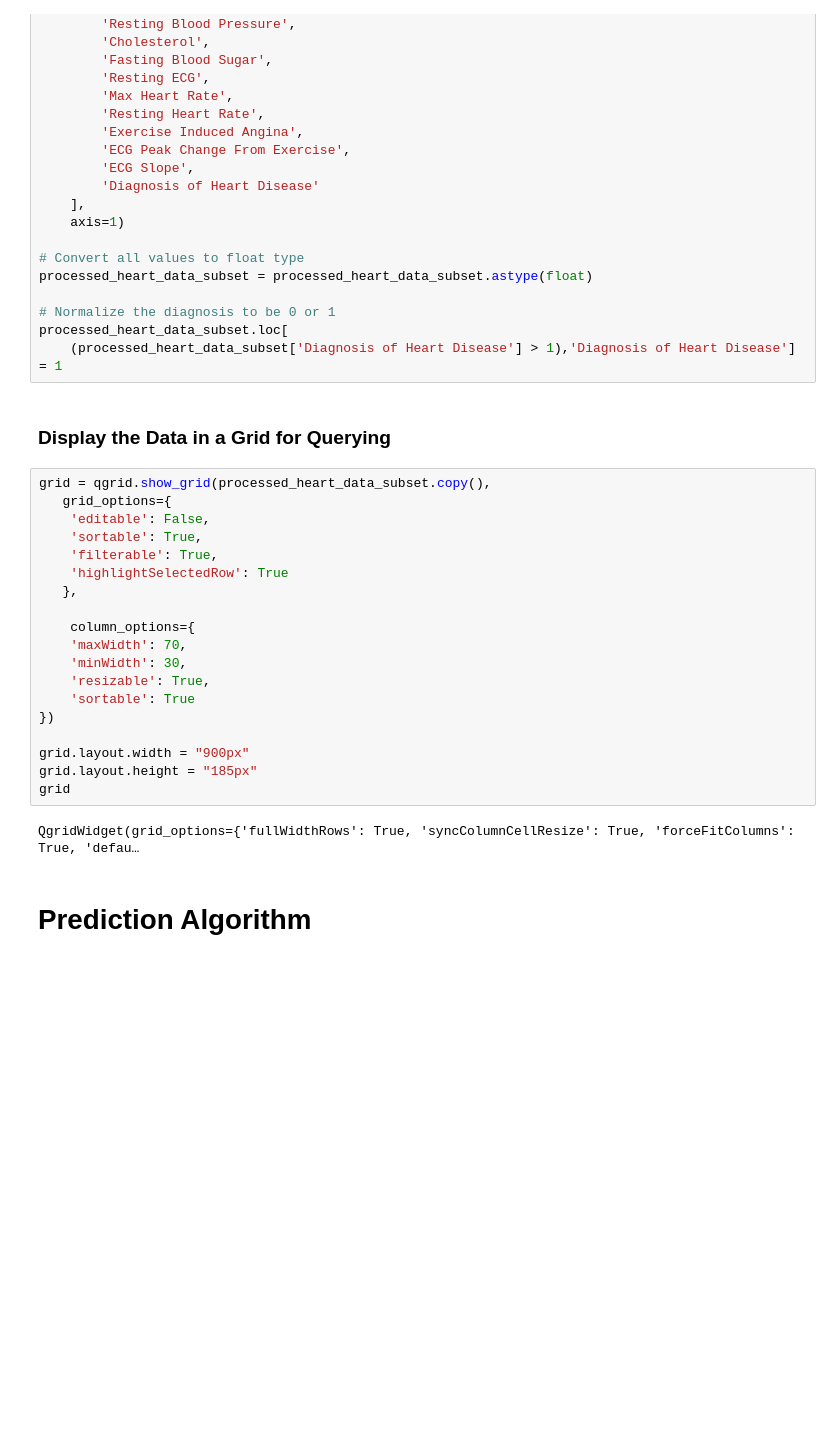
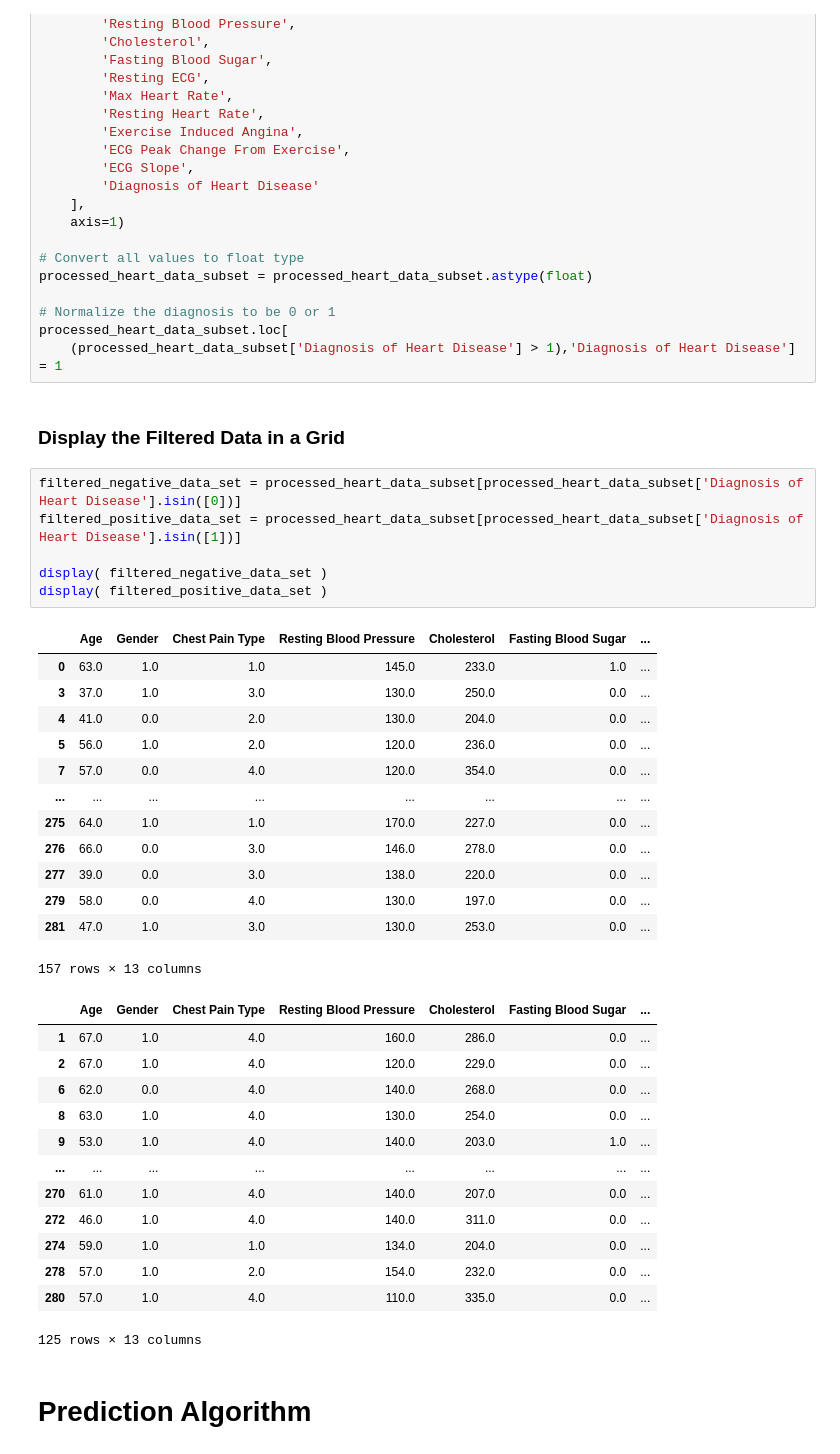
Before and after one commit to syeda-maliha-zaidi/heart-disease-prediction, a Jupyter notebook: HeartAttackDetection.ipynb, the cells around one changed output. Cells and saved outputs as stored; diff of their text form; blank space fills up the shorter version.

Commit message:
Updated grid display to support working with Voila

```diff
--- a/HeartAttackDetection.ipynb
+++ b/HeartAttackDetection.ipynb
@@ -98,28 +100,40 @@ processed_heart_data_subset = processed_heart_data_subset.astype(float)
 processed_heart_data_subset.loc[
     (processed_heart_data_subset['Diagnosis of Heart Disease'] > 1),'Diagnosis of Heart Disease'] = 1
 # %% [markdown]
-### Display the Data in a Grid for Querying
+### Display the Filtered Data in a Grid
 # %%
-grid = qgrid.show_grid(processed_heart_data_subset.copy(),
-   grid_options={
-    'editable': False,
-    'sortable': True,
-    'filterable': True,
-    'highlightSelectedRow': True
-   },
+filtered_negative_data_set = processed_heart_data_subset[processed_heart_data_subset['Diagnosis of Heart Disease'].isin([0])]
+filtered_positive_data_set = processed_heart_data_subset[processed_heart_data_subset['Diagnosis of Heart Disease'].isin([1])]
 
-    column_options={
-    'maxWidth': 70,
-    'minWidth': 30,
-    'resizable': True,
-    'sortable': True
-})
-
-grid.layout.width = "900px"
-grid.layout.height = "185px"
-grid
+display( filtered_negative_data_set )
+display( filtered_positive_data_set )
 # %% [output]
+|  | Age | Gender | Chest Pain Type | Resting Blood Pressure | Cholesterol | Fasting Blood Sugar | ... |
+| 0 | 63.0 | 1.0 | 1.0 | 145.0 | 233.0 | 1.0 | ... |
+| 3 | 37.0 | 1.0 | 3.0 | 130.0 | 250.0 | 0.0 | ... |
+| 4 | 41.0 | 0.0 | 2.0 | 130.0 | 204.0 | 0.0 | ... |
+| 5 | 56.0 | 1.0 | 2.0 | 120.0 | 236.0 | 0.0 | ... |
+| 7 | 57.0 | 0.0 | 4.0 | 120.0 | 354.0 | 0.0 | ... |
+| ... | ... | ... | ... | ... | ... | ... | ... |
+| 275 | 64.0 | 1.0 | 1.0 | 170.0 | 227.0 | 0.0 | ... |
+| 276 | 66.0 | 0.0 | 3.0 | 146.0 | 278.0 | 0.0 | ... |
+| 277 | 39.0 | 0.0 | 3.0 | 138.0 | 220.0 | 0.0 | ... |
+| 279 | 58.0 | 0.0 | 4.0 | 130.0 | 197.0 | 0.0 | ... |
+| 281 | 47.0 | 1.0 | 3.0 | 130.0 | 253.0 | 0.0 | ... |
-QgridWidget(grid_options={'fullWidthRows': True, 'syncColumnCellResize': True, 'forceFitColumns': True, 'defau…
+157 rows × 13 columns
+|  | Age | Gender | Chest Pain Type | Resting Blood Pressure | Cholesterol | Fasting Blood Sugar | ... |
+| 1 | 67.0 | 1.0 | 4.0 | 160.0 | 286.0 | 0.0 | ... |
+| 2 | 67.0 | 1.0 | 4.0 | 120.0 | 229.0 | 0.0 | ... |
+| 6 | 62.0 | 0.0 | 4.0 | 140.0 | 268.0 | 0.0 | ... |
+| 8 | 63.0 | 1.0 | 4.0 | 130.0 | 254.0 | 0.0 | ... |
+| 9 | 53.0 | 1.0 | 4.0 | 140.0 | 203.0 | 1.0 | ... |
+| ... | ... | ... | ... | ... | ... | ... | ... |
+| 270 | 61.0 | 1.0 | 4.0 | 140.0 | 207.0 | 0.0 | ... |
+| 272 | 46.0 | 1.0 | 4.0 | 140.0 | 311.0 | 0.0 | ... |
+| 274 | 59.0 | 1.0 | 1.0 | 134.0 | 204.0 | 0.0 | ... |
+| 278 | 57.0 | 1.0 | 2.0 | 154.0 | 232.0 | 0.0 | ... |
+| 280 | 57.0 | 1.0 | 4.0 | 110.0 | 335.0 | 0.0 | ... |
+125 rows × 13 columns
 # %% [markdown]
 # Prediction Algorithm
 # %% [markdown]
```
Also changed, not shown: parts of 1 cell of this notebook, 1 other file.
